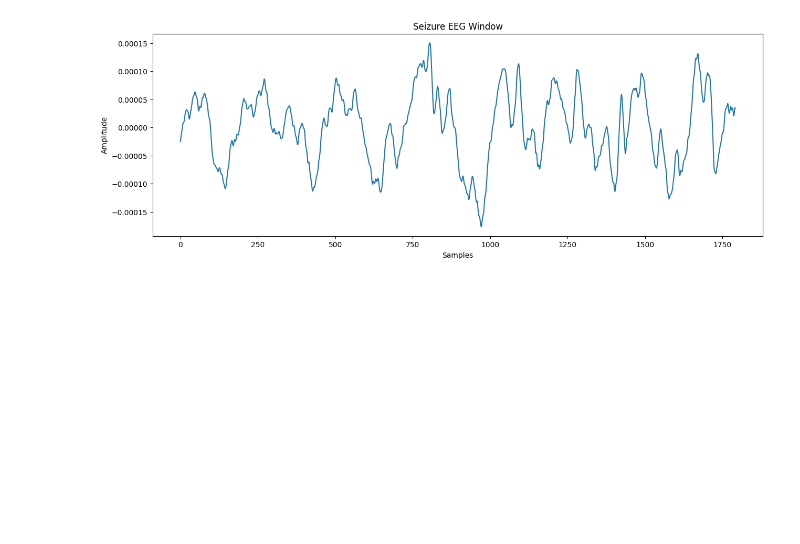
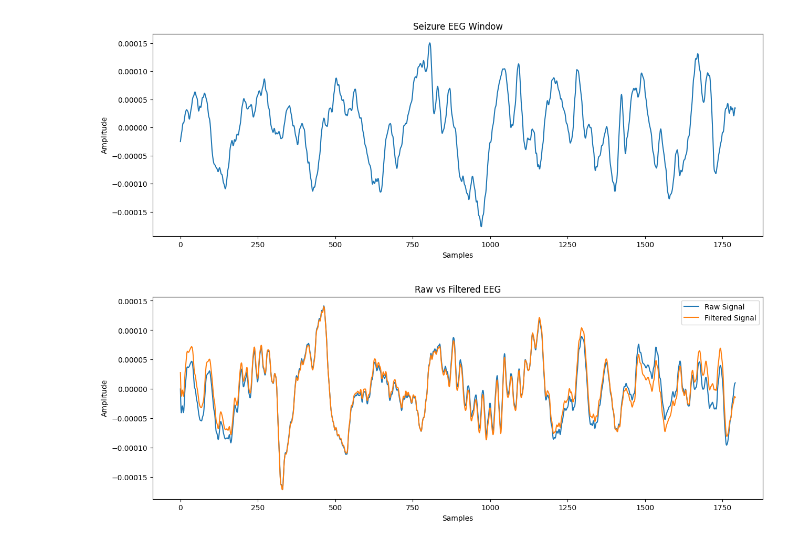
Before and after one commit to pinkprincess536/neurotriage, a Jupyter notebook: eeg.ipynb, the cells around one changed output. Saved outputs shown, nothing was run; the diff lists cells and outputs as text; code cells hidden in the pictures; blank space fills up the shorter version.

```diff
--- a/eeg.ipynb
+++ b/eeg.ipynb
@@ -585,3 +590,39 @@ plt.ylabel("Amplitude")
 plt.show()
 # %% [output]
 [figure]
+# %%
+from scipy.signal import butter, filtfilt
+
+def bandpass_filter(data, lowcut=0.5, highcut=40, fs=256, order=5):
+
+    nyquist = 0.5 * fs
+
+    low = lowcut / nyquist
+    high = highcut / nyquist
+
+    b, a = butter(order, [low, high], btype='band')
+
+    filtered_data = filtfilt(b, a, data)
+
+    return filtered_data
+# %%
+signal = X[0][0]
+
+filtered_signal = bandpass_filter(signal)
+# %%
+import matplotlib.pyplot as plt
+
+plt.figure(figsize=(15,5))
+
+plt.plot(signal, label="Raw Signal")
+plt.plot(filtered_signal, label="Filtered Signal")
+
+plt.title("Raw vs Filtered EEG")
+plt.xlabel("Samples")
+plt.ylabel("Amplitude")
+
+plt.legend()
+
+plt.show()
+# %% [output]
+[figure, added]
```
Also changed, not shown: parts of 23 cells of this notebook.
